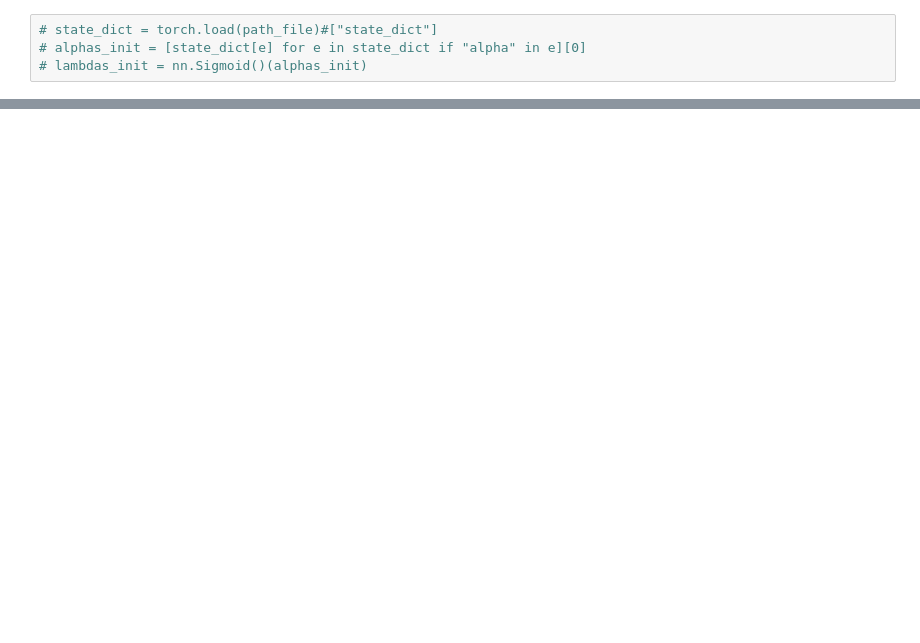
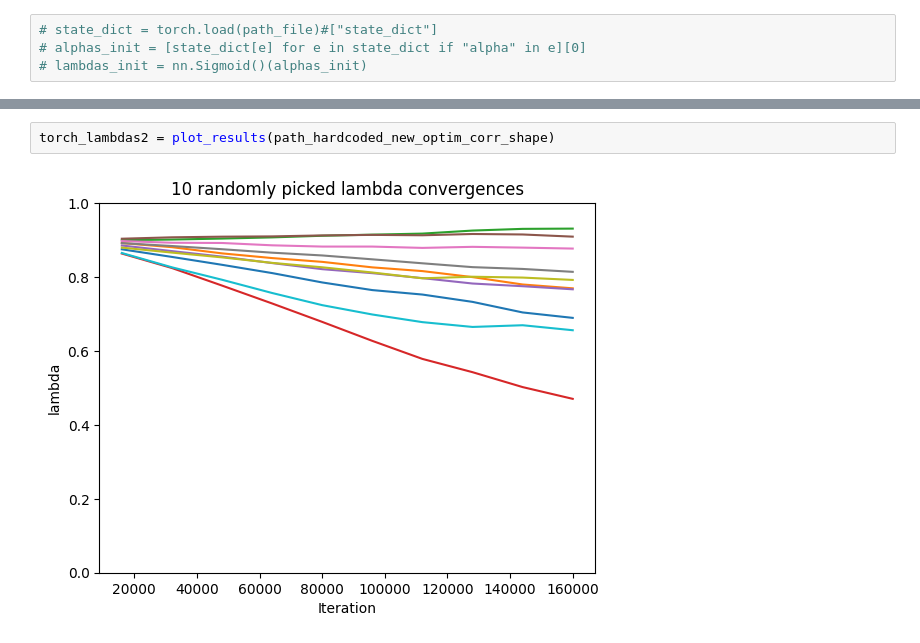
Before and after one commit to julian-klitzing/u-mixformer, a Jupyter notebook: params_analysis.ipynb, the cells around one changed output, grey strips where cells are left out. Saved outputs shown, nothing was run; the diff lists cells and outputs as text; blank space fills up the shorter version.

```diff
--- a/params_analysis.ipynb
+++ b/params_analysis.ipynb
@@ -291,0 +67,4 @@ Acc.flag
+# %%
+torch_lambdas2 = plot_results(path_hardcoded_new_optim_corr_shape)
+# %% [output]
+[figure, added]
```
Also changed, not shown: parts of 44 cells of this notebook.
